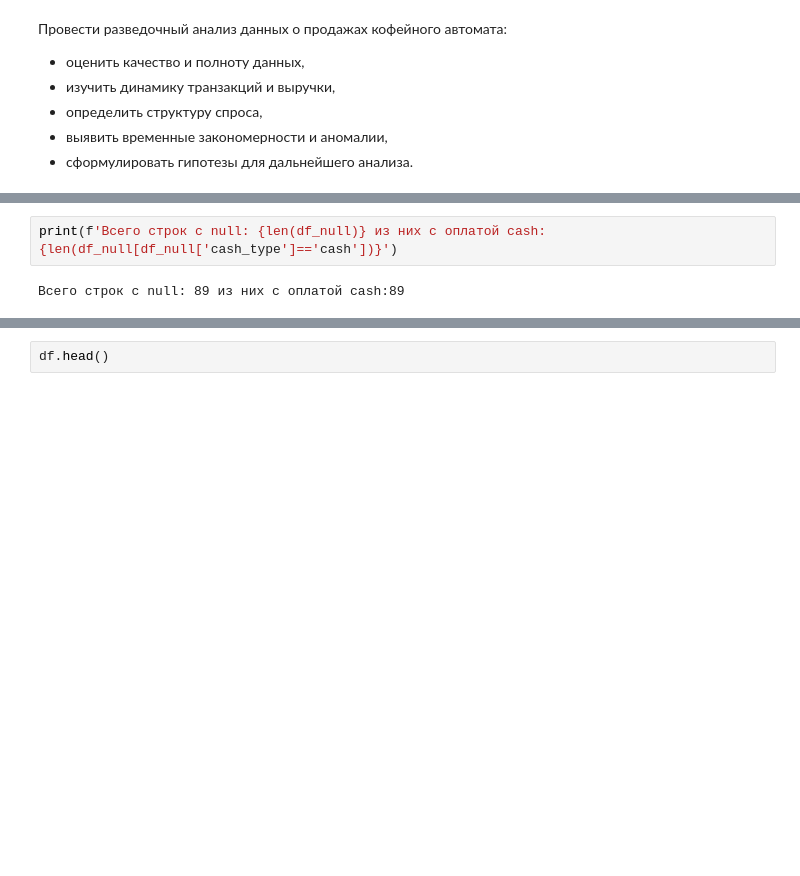
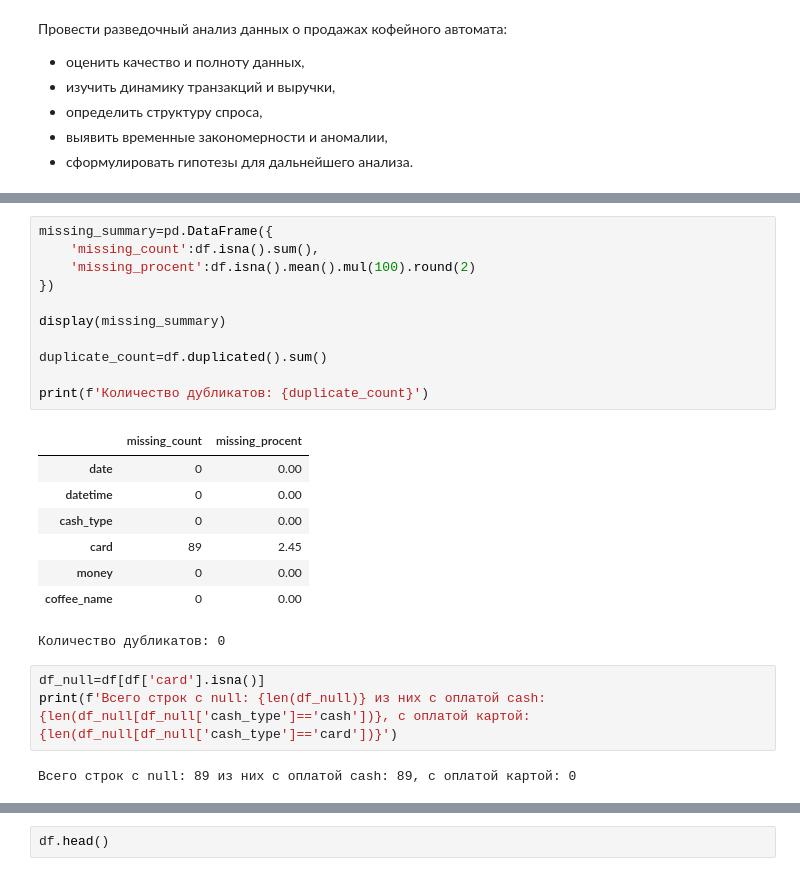
Before and after one commit to prodavec-svg/Coffee-sales-eda, a Jupyter notebook: notebooks/main.ipynb, the cells around one changed output, grey strips where cells are left out. Drawn from its saved outputs; the diff is of its cells as text; blank space fills up the shorter version.

```diff
--- a/notebooks/main.ipynb
+++ b/notebooks/main.ipynb
@@ -59,4 +47,25 @@ df_null.head(30)
+# %%
+missing_summary=pd.DataFrame({
+    'missing_count':df.isna().sum(),
+    'missing_procent':df.isna().mean().mul(100).round(2)
+})
+
+display(missing_summary)
+
+duplicate_count=df.duplicated().sum()
+
+print(f'Количество дубликатов: {duplicate_count}')
+# %% [output]
+|  | missing_count | missing_procent |
+| date | 0 | 0.00 |
+| datetime | 0 | 0.00 |
+| cash_type | 0 | 0.00 |
+| card | 89 | 2.45 |
+| money | 0 | 0.00 |
+| coffee_name | 0 | 0.00 |
+Количество дубликатов: 0
 # %%
-print(f'Всего строк с null: {len(df_null)} из них с оплатой cash:{len(df_null[df_null['cash_type']=='cash'])}')
+df_null=df[df['card'].isna()]
+print(f'Всего строк с null: {len(df_null)} из них с оплатой cash: {len(df_null[df_null['cash_type']=='cash'])}, c оплатой картой: {len(df_null[df_null['cash_type']=='card'])}')
 # %% [output]
-Всего строк с null: 89 из них с оплатой cash:89
+Всего строк с null: 89 из них с оплатой cash: 89, c оплатой картой: 0
```
Also changed, not shown: parts of 23 cells of this notebook.
